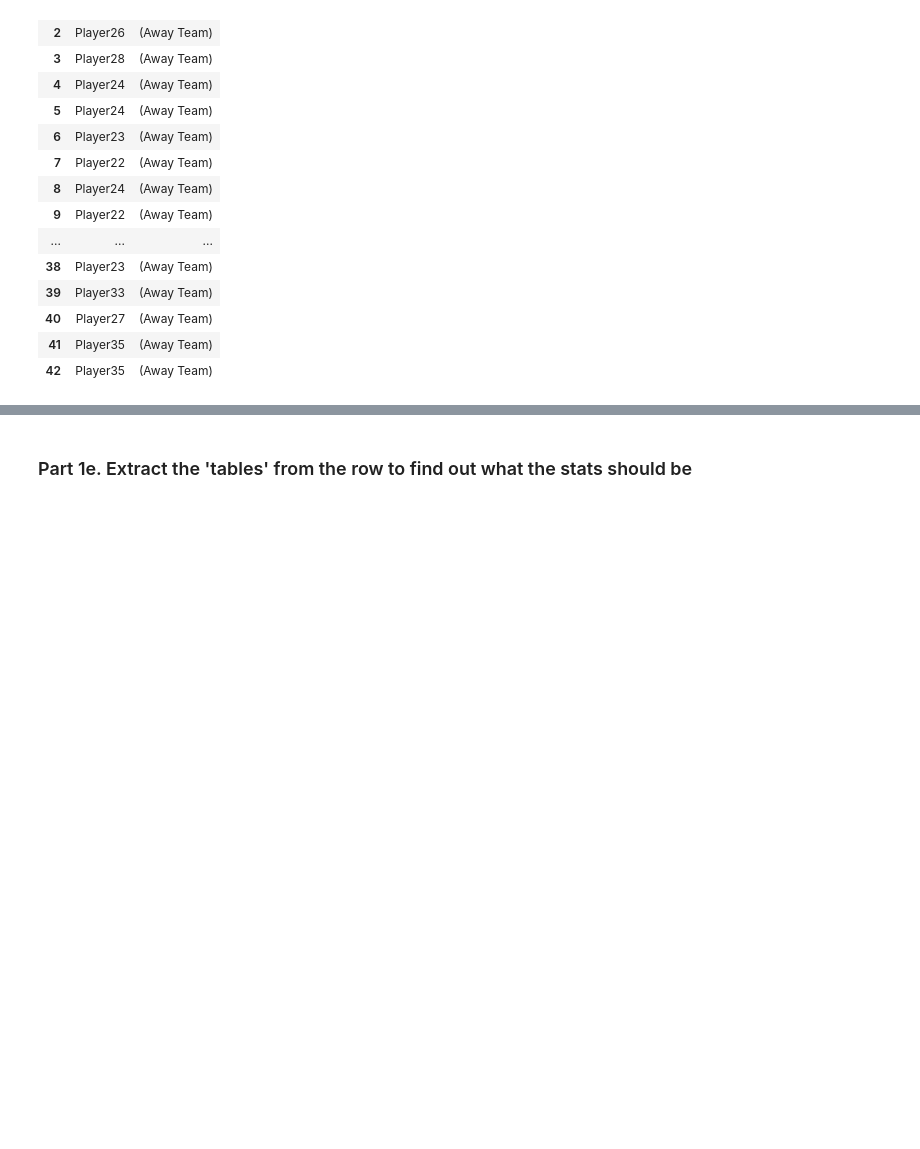
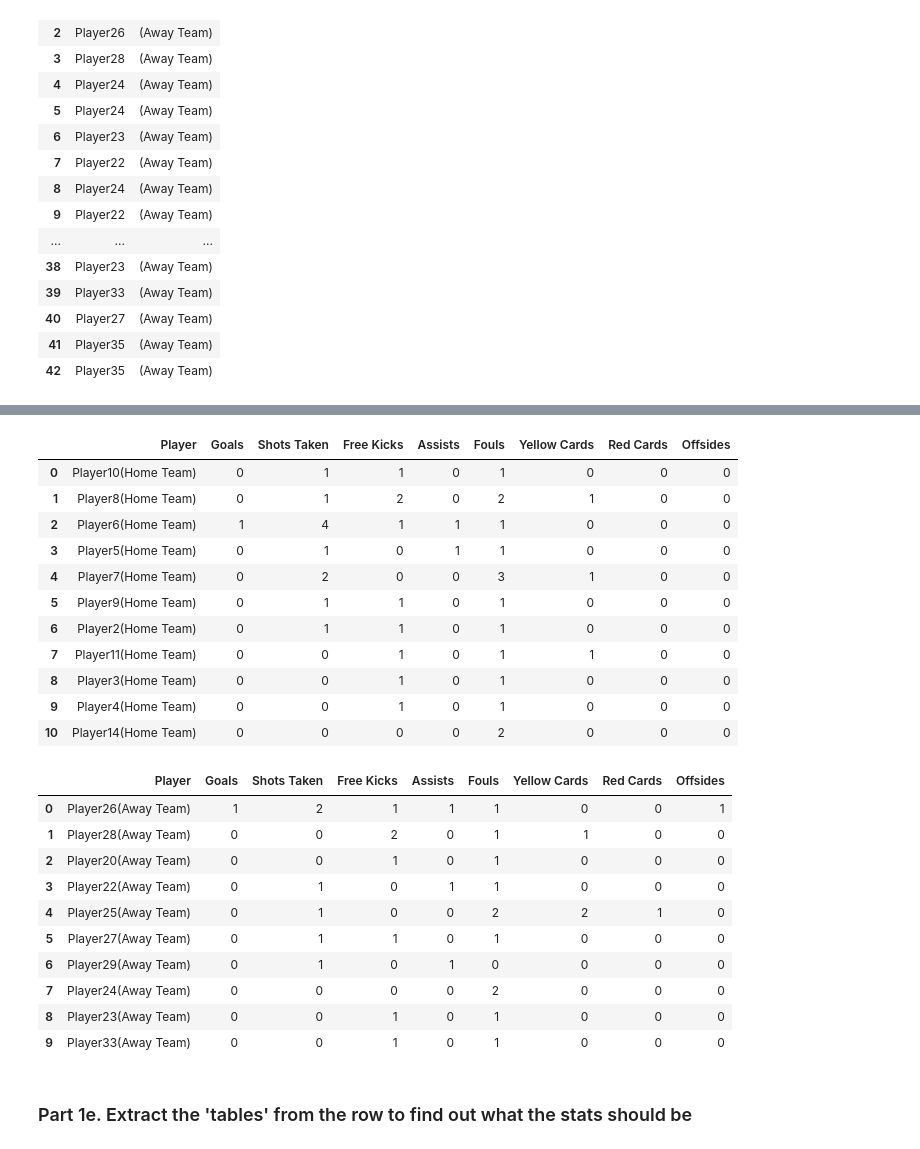
Before and after one commit to rishabhbaral-asu/SportsBench, a Jupyter notebook: LiveSum.ipynb, the cells around one changed output, grey strips where cells are left out. Saved outputs shown, nothing was run; the diff lists cells and outputs as text; code cells hidden in the pictures; blank space fills up the shorter version.

Commit message:
Working on Getting Data from LLM, and having LLM fix its own Errors

```diff
--- a/LiveSum.ipynb
+++ b/LiveSum.ipynb
@@ -249,3 +220,82 @@ display(team_stats_df)
+# %%
+#Display the Tables as Dataframes for readability
+from io import StringIO
+home_team_table = """
+| Player | Goals | Shots Taken | Free Kicks | Assists | Fouls | Yellow Cards | Red Cards | Offsides | <NEWLINE>
+| Player10(Home Team) | 0 | 1 | 1 | 0 | 1 | 0 | 0 | 0 | <NEWLINE>
+| Player8(Home Team) | 0 | 1 | 2 | 0 | 2 | 1 | 0 | 0 | <NEWLINE>
+| Player6(Home Team) | 1 | 4 | 1 | 1 | 1 | 0 | 0 | 0 | <NEWLINE>
+| Player5(Home Team) | 0 | 1 | 0 | 1 | 1 | 0 | 0 | 0 | <NEWLINE>
+| Player7(Home Team) | 0 | 2 | 0 | 0 | 3 | 1 | 0 | 0 | <NEWLINE>
+| Player9(Home Team) | 0 | 1 | 1 | 0 | 1 | 0 | 0 | 0 | <NEWLINE>
+| Player2(Home Team) | 0 | 1 | 1 | 0 | 1 | 0 | 0 | 0 | <NEWLINE>
+| Player11(Home Team) | 0 | 0 | 1 | 0 | 1 | 1 | 0 | 0 | <NEWLINE>
+| Player3(Home Team) | 0 | 0 | 1 | 0 | 1 | 0 | 0 | 0 | <NEWLINE>
+| Player4(Home Team) | 0 | 0 | 1 | 0 | 1 | 0 | 0 | 0 | <NEWLINE>
+| Player14(Home Team) | 0 | 0 | 0 | 0 | 2 | 0 | 0 | 0 | <NEWLINE>
+
+"""
+away_team_table = """
+| Player | Goals | Shots Taken | Free Kicks | Assists | Fouls | Yellow Cards | Red Cards | Offsides | <NEWLINE>
+| Player26(Away Team) | 1 | 2 | 1 | 1 | 1 | 0 | 0 | 1 | <NEWLINE>
+| Player28(Away Team) | 0 | 0 | 2 | 0 | 1 | 1 | 0 | 0 | <NEWLINE>
+| Player20(Away Team) | 0 | 0 | 1 | 0 | 1 | 0 | 0 | 0 | <NEWLINE>
+| Player22(Away Team) | 0 | 1 | 0 | 1 | 1 | 0 | 0 | 0 | <NEWLINE>
+| Player25(Away Team) | 0 | 1 | 0 | 0 | 2 | 2 | 1 | 0 | <NEWLINE>
+| Player27(Away Team) | 0 | 1 | 1 | 0 | 1 | 0 | 0 | 0 | <NEWLINE>
+| Player29(Away Team) | 0 | 1 | 0 | 1 | 0 | 0 | 0 | 0 | <NEWLINE>
+| Player24(Away Team) | 0 | 0 | 0 | 0 | 2 | 0 | 0 | 0 | <NEWLINE>
+| Player23(Away Team) | 0 | 0 | 1 | 0 | 1 | 0 | 0 | 0 | <NEWLINE>
+| Player33(Away Team) | 0 | 0 | 1 | 0 | 1 | 0 | 0 | 0 | <NEWLINE>
+"""
+
+home_team_raw = home_team_table.strip()
+away_team_raw = away_team_table.strip()
+# Function to convert the GPT table format to a DataFrame
+def gpt_table_to_df(raw_text):
+    # Step 1: Replace <NEWLINE> with actual newlines
+    cleaned = raw_text.replace("<NEWLINE>", "\n").strip()
+
+    # Step 2: Remove pipes from the start/end of each line and strip spaces
+    lines = [line.strip().strip("|").strip() for line in cleaned.splitlines()]
+
+    # Step 3: Reconstruct into a CSV-like string
+    csv_like = "\n".join([",".join(cell.strip() for cell in line.split("|")) for line in lines])
+
+    # Step 4: Read with pandas
+    return pd.read_csv(StringIO(csv_like))
+
+# Convert
+home_df = gpt_table_to_df(home_team_raw)
+away_df = gpt_table_to_df(away_team_raw)
+
+# Done! Now you can use:
+display(home_df)
+display(away_df)
+# %% [output]
+|  | Player | Goals | Shots Taken | Free Kicks | Assists | Fouls | Yellow Cards | Red Cards | Offsides |
+| 0 | Player10(Home Team) | 0 | 1 | 1 | 0 | 1 | 0 | 0 | 0 |
+| 1 | Player8(Home Team) | 0 | 1 | 2 | 0 | 2 | 1 | 0 | 0 |
+| 2 | Player6(Home Team) | 1 | 4 | 1 | 1 | 1 | 0 | 0 | 0 |
+| 3 | Player5(Home Team) | 0 | 1 | 0 | 1 | 1 | 0 | 0 | 0 |
+| 4 | Player7(Home Team) | 0 | 2 | 0 | 0 | 3 | 1 | 0 | 0 |
+| 5 | Player9(Home Team) | 0 | 1 | 1 | 0 | 1 | 0 | 0 | 0 |
+| 6 | Player2(Home Team) | 0 | 1 | 1 | 0 | 1 | 0 | 0 | 0 |
+| 7 | Player11(Home Team) | 0 | 0 | 1 | 0 | 1 | 1 | 0 | 0 |
+| 8 | Player3(Home Team) | 0 | 0 | 1 | 0 | 1 | 0 | 0 | 0 |
+| 9 | Player4(Home Team) | 0 | 0 | 1 | 0 | 1 | 0 | 0 | 0 |
+| 10 | Player14(Home Team) | 0 | 0 | 0 | 0 | 2 | 0 | 0 | 0 |
+|  | Player | Goals | Shots Taken | Free Kicks | Assists | Fouls | Yellow Cards | Red Cards | Offsides |
+| 0 | Player26(Away Team) | 1 | 2 | 1 | 1 | 1 | 0 | 0 | 1 |
+| 1 | Player28(Away Team) | 0 | 0 | 2 | 0 | 1 | 1 | 0 | 0 |
+| 2 | Player20(Away Team) | 0 | 0 | 1 | 0 | 1 | 0 | 0 | 0 |
+| 3 | Player22(Away Team) | 0 | 1 | 0 | 1 | 1 | 0 | 0 | 0 |
+| 4 | Player25(Away Team) | 0 | 1 | 0 | 0 | 2 | 2 | 1 | 0 |
+| 5 | Player27(Away Team) | 0 | 1 | 1 | 0 | 1 | 0 | 0 | 0 |
+| 6 | Player29(Away Team) | 0 | 1 | 0 | 1 | 0 | 0 | 0 | 0 |
+| 7 | Player24(Away Team) | 0 | 0 | 0 | 0 | 2 | 0 | 0 | 0 |
+| 8 | Player23(Away Team) | 0 | 0 | 1 | 0 | 1 | 0 | 0 | 0 |
+| 9 | Player33(Away Team) | 0 | 0 | 1 | 0 | 1 | 0 | 0 | 0 |
 # %% [markdown]
 ### Part 1e. Extract the 'tables' from the row to find out what the stats should be
 # %%
```
Also changed, not shown: parts of 15 cells of this notebook.
